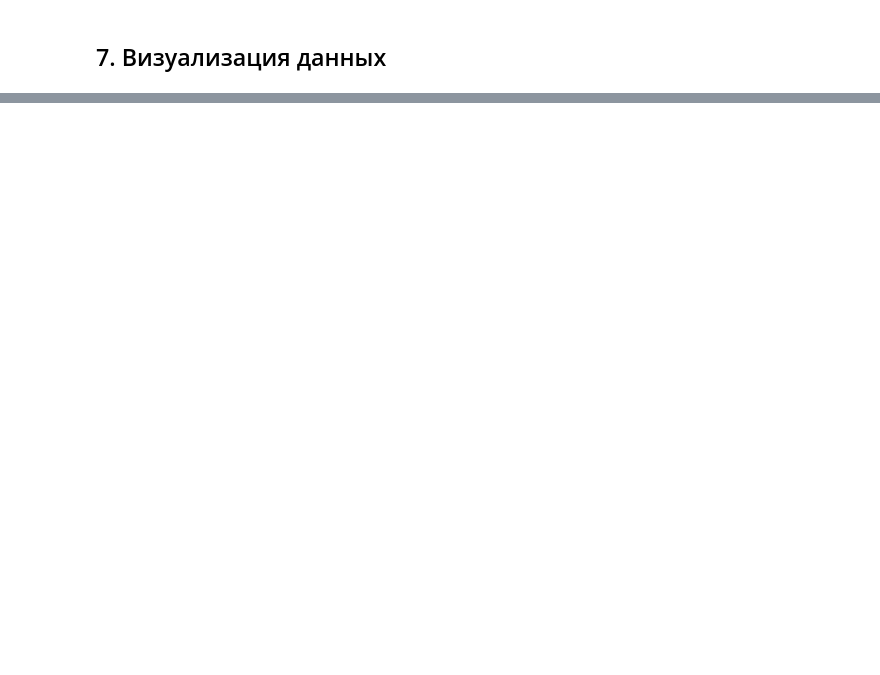
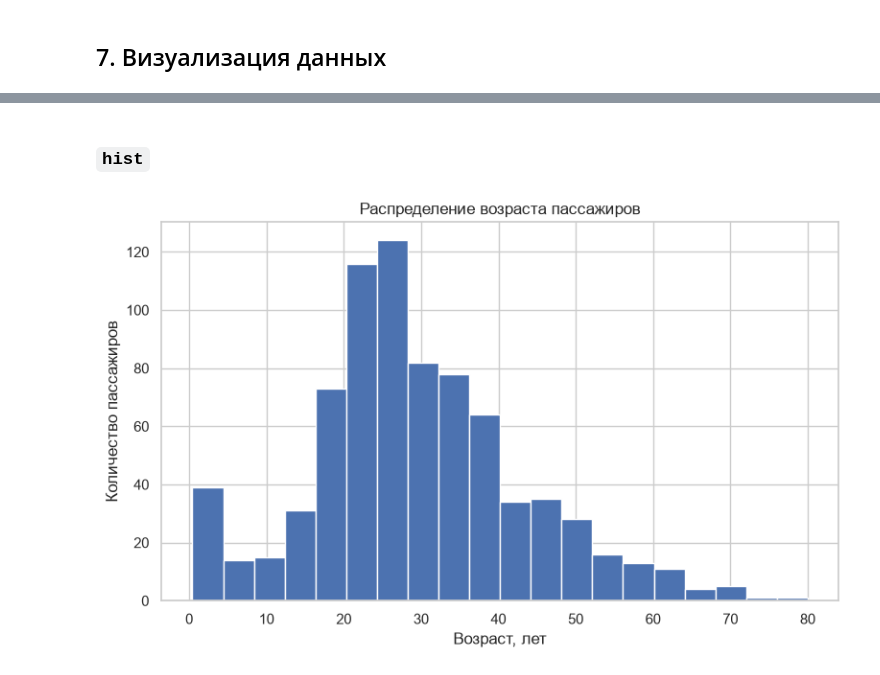
Before and after one commit to xtwze/pandas-practice, a Jupyter notebook: lab1_titanic.ipynb, the cells around one changed output, grey strips where cells are left out. Cells and saved outputs as stored; diff of their text form; code cells hidden in the pictures; blank space fills up the shorter version.

```diff
--- a/lab1_titanic.ipynb
+++ b/lab1_titanic.ipynb
@@ -800,0 +584,10 @@ p-value Фишера = 2.83707e-48
+# %% [markdown]
+### `hist`
+# %%
+# гистограмма показывает распределение возраста
+ax = df_clean['age'].hist(bins=20, color='#4c72b0', edgecolor='white')
+ax.set(title='Распределение возраста пассажиров', xlabel='Возраст, лет', ylabel='Количество пассажиров')
+plt.tight_layout()
+plt.show()
+# %% [output]
+[figure, added]
```
Also changed, not shown: parts of 165 cells of this notebook, 12 other files.
